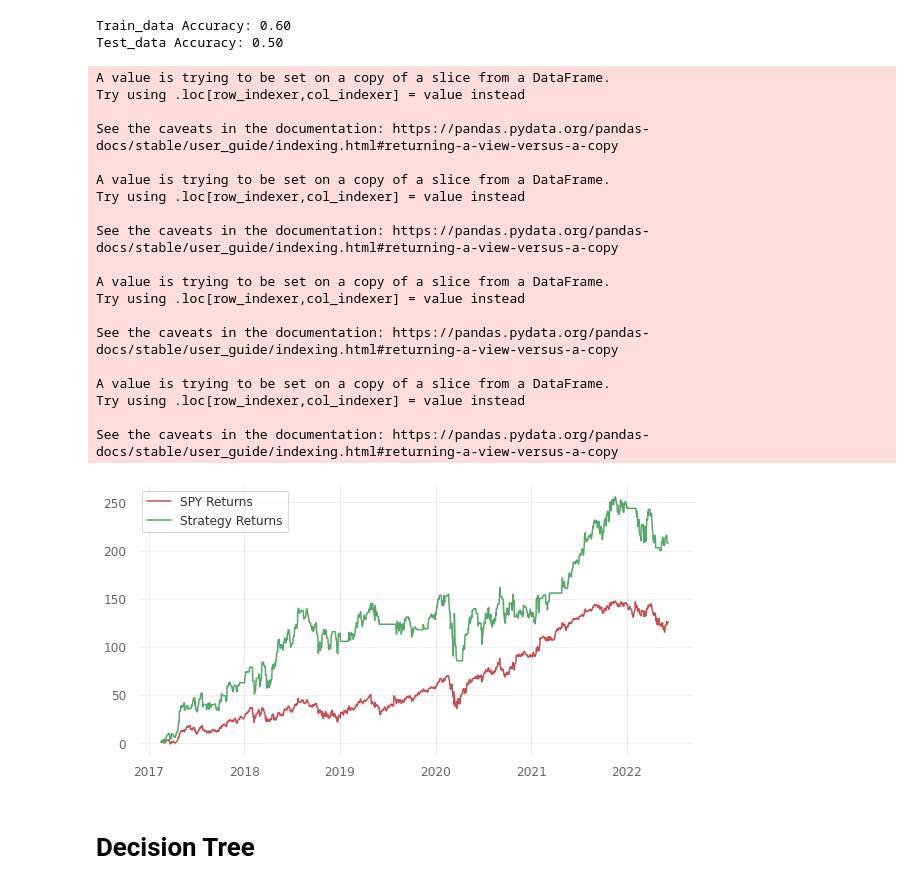
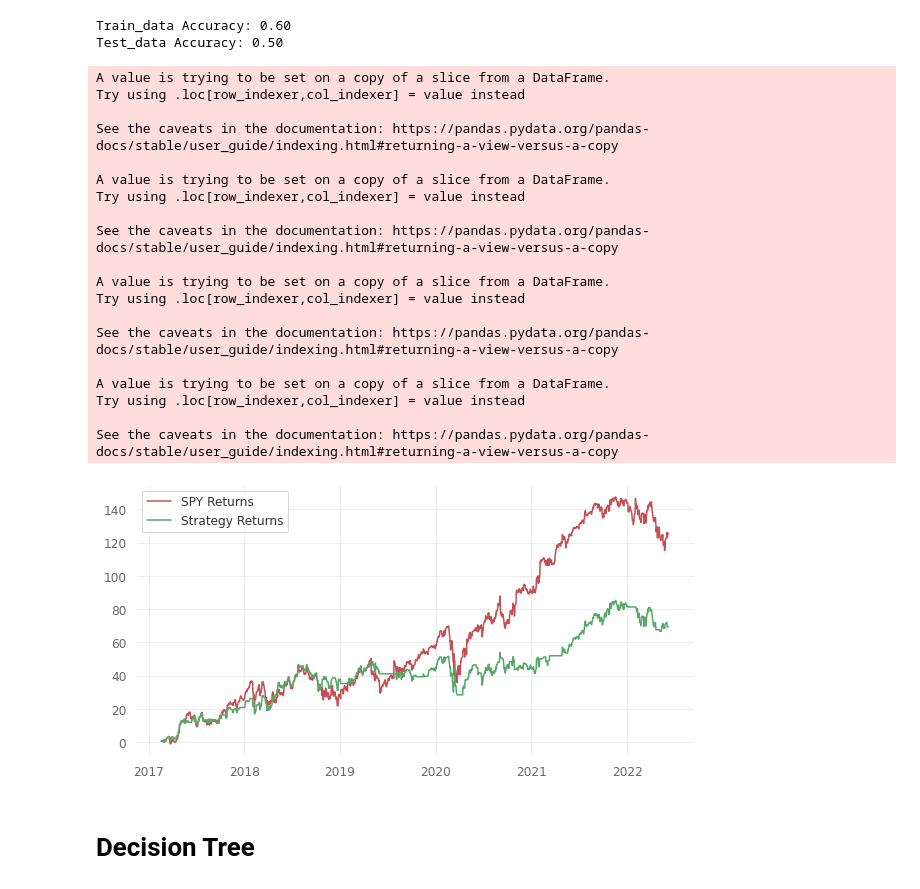
Before and after one commit to Ivanchukk/trading, a Jupyter notebook: MomentumTradingStrategy.ipynb, the cells around one changed output. Cells and saved outputs as stored; diff of their text form; code cells hidden in the pictures.

```diff
--- a/MomentumTradingStrategy.ipynb
+++ b/MomentumTradingStrategy.ipynb
@@ -202,7 +202,7 @@ Cumulative_returns = prices_indicarors[split:]['returns'].cumsum()*100
 action = []
 for index, row in prices_indicarors.iterrows():
   if row.Predicted_Signal == 1:
-    action.append(3)
+    action.append(1)
   else:
     action.append(0)
 
@@ -211,34 +211,34 @@ prices_indicarors['action'] = action
 prices_indicarors['Startegy_returns'] = prices_indicarors['returns'] * prices_indicarors['action']
 Cumulative_Strategy_returns = prices_indicarors[split:]['Startegy_returns'].cumsum()*100
 
 # Plot the results to visualize the performance
 
 plt.figure(figsize=(10,5))
 plt.plot(Cumulative_returns, color='r',label = 'SPY Returns')
 plt.plot(Cumulative_Strategy_returns, color='g', label = 'Strategy Returns')
 plt.legend()
 plt.show()
 # %% [output]
 A value is trying to be set on a copy of a slice from a DataFrame.
 Try using .loc[row_indexer,col_indexer] = value instead
 
 See the caveats in the documentation: https://pandas.pydata.org/pandas-docs/stable/user_guide/indexing.html#returning-a-view-versus-a-copy
 
 A value is trying to be set on a copy of a slice from a DataFrame.
 Try using .loc[row_indexer,col_indexer] = value instead
 
 See the caveats in the documentation: https://pandas.pydata.org/pandas-docs/stable/user_guide/indexing.html#returning-a-view-versus-a-copy
 
 A value is trying to be set on a copy of a slice from a DataFrame.
 Try using .loc[row_indexer,col_indexer] = value instead
 
 See the caveats in the documentation: https://pandas.pydata.org/pandas-docs/stable/user_guide/indexing.html#returning-a-view-versus-a-copy
 
 A value is trying to be set on a copy of a slice from a DataFrame.
 Try using .loc[row_indexer,col_indexer] = value instead
 
 See the caveats in the documentation: https://pandas.pydata.org/pandas-docs/stable/user_guide/indexing.html#returning-a-view-versus-a-copy
-[figure, old version]
+[figure, new version]
 # %% [markdown]
 # Decision Tree
 # %%
```
Also changed, not shown: parts of 1 cell of this notebook.
